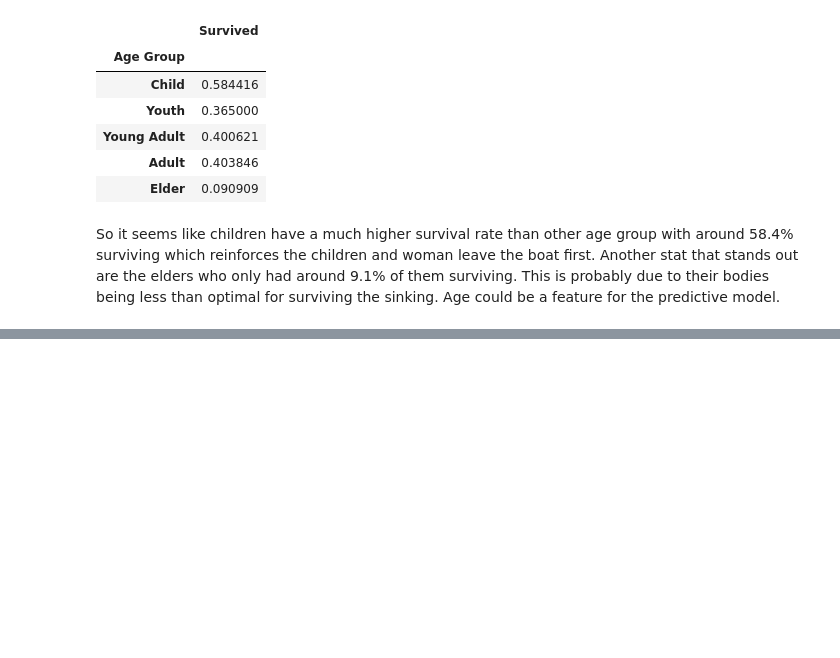
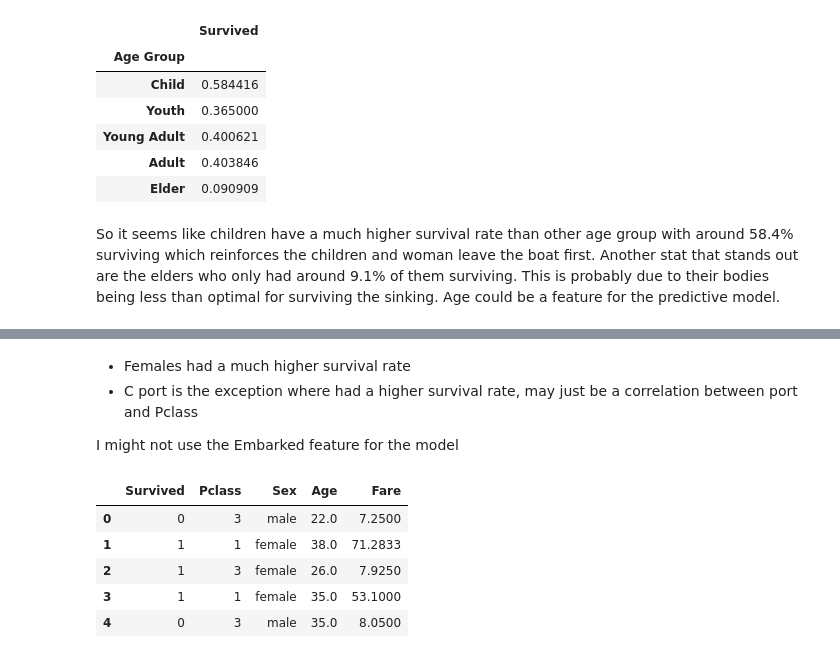
Before and after one commit to Zenoix/Titanic-Dataset, a Jupyter notebook: notebook.ipynb, the cells around one changed output, grey strips where cells are left out. Drawn from its saved outputs; the diff is of its cells as text; code cells hidden in the pictures; blank space fills up the shorter version.

```diff
--- a/notebook.ipynb
+++ b/notebook.ipynb
@@ -175,0 +183,15 @@ So it seems like children have a much higher survival rate than other age group
+# %% [markdown]
+- Females had a much higher survival rate
+- C port is the exception where had a higher survival rate, may just be a correlation between port and Pclass
+
+I might not use the Embarked feature for the model
+# %%
+train_df.drop(["PassengerId", "Name", "SibSp", "Parch", "Ticket", "Cabin", "Embarked", "Age Group"], axis=1, inplace=True)
+train_df.head()
+# %% [output]
+|  | Survived | Pclass | Sex | Age | Fare |
+| 0 | 0 | 3 | male | 22.0 | 7.2500 |
+| 1 | 1 | 1 | female | 38.0 | 71.2833 |
+| 2 | 1 | 3 | female | 26.0 | 7.9250 |
+| 3 | 1 | 1 | female | 35.0 | 53.1000 |
+| 4 | 0 | 3 | male | 35.0 | 8.0500 |
```
Also changed, not shown: parts of 6 cells of this notebook.
